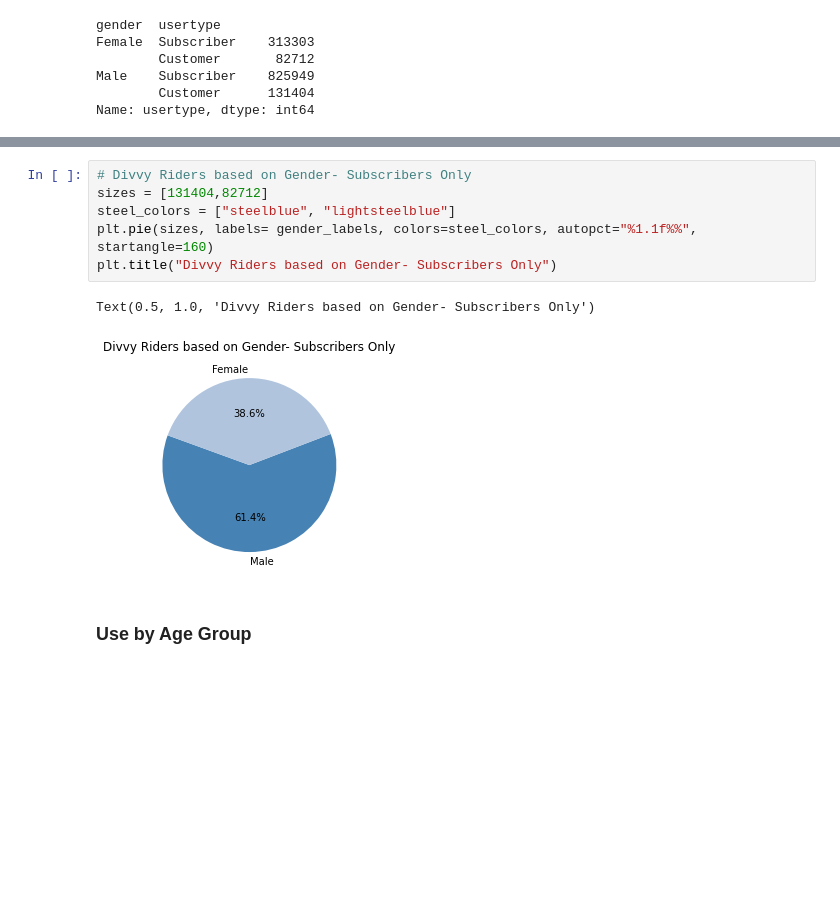
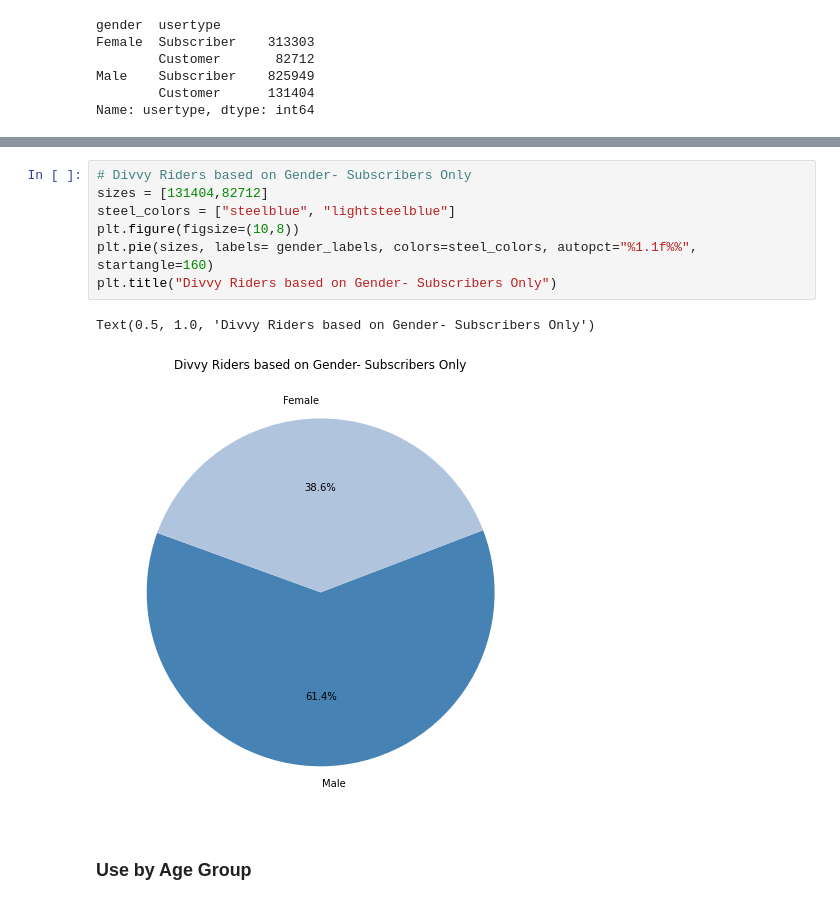
Before and after one commit to ruthhinkle/divvy-analysis, a Jupyter notebook: Divvy'ing_Up_Data_Final_Notebook.ipynb, the cells around one changed output, grey strips where cells are left out. Saved outputs shown, nothing was run; the diff lists cells and outputs as text; blank space fills up the shorter version.

```diff
--- a/Divvy'ing_Up_Data_Final_Notebook.ipynb
+++ b/Divvy'ing_Up_Data_Final_Notebook.ipynb
@@ -487,12 +487,13 @@ Text(0.5, 1.0, 'Divvy Riders based on Gender- Customers Only')
 # %%
 # Divvy Riders based on Gender- Subscribers Only
 sizes = [131404,82712]
 steel_colors = ["steelblue", "lightsteelblue"]
+plt.figure(figsize=(10,8))
 plt.pie(sizes, labels= gender_labels, colors=steel_colors, autopct="%1.1f%%", startangle=160)
 plt.title("Divvy Riders based on Gender- Subscribers Only")
 # %% [output]
 Text(0.5, 1.0, 'Divvy Riders based on Gender- Subscribers Only')
-[figure, old version]
+[figure, new version]
 # %% [markdown]
 ### Use by Age Group
 # %%
```
Also changed, not shown: parts of 21 cells of this notebook.
